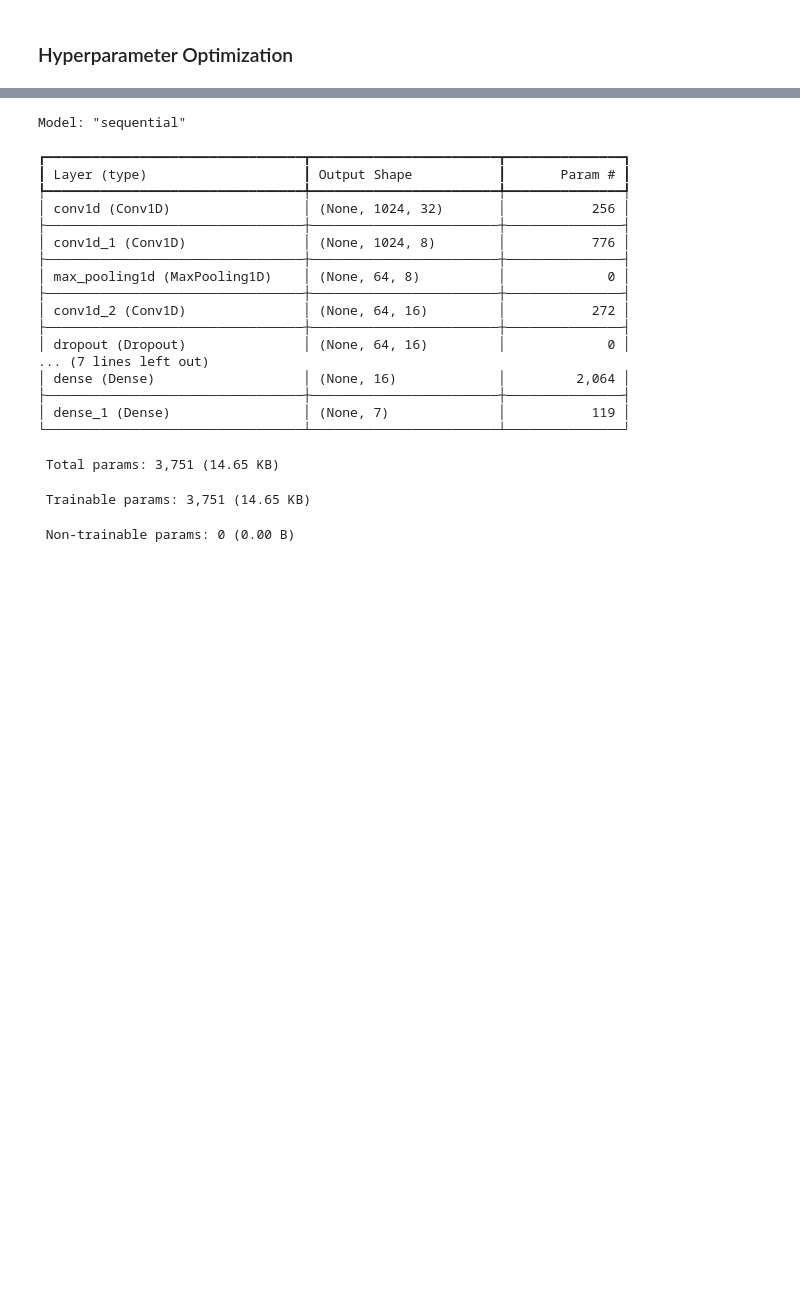
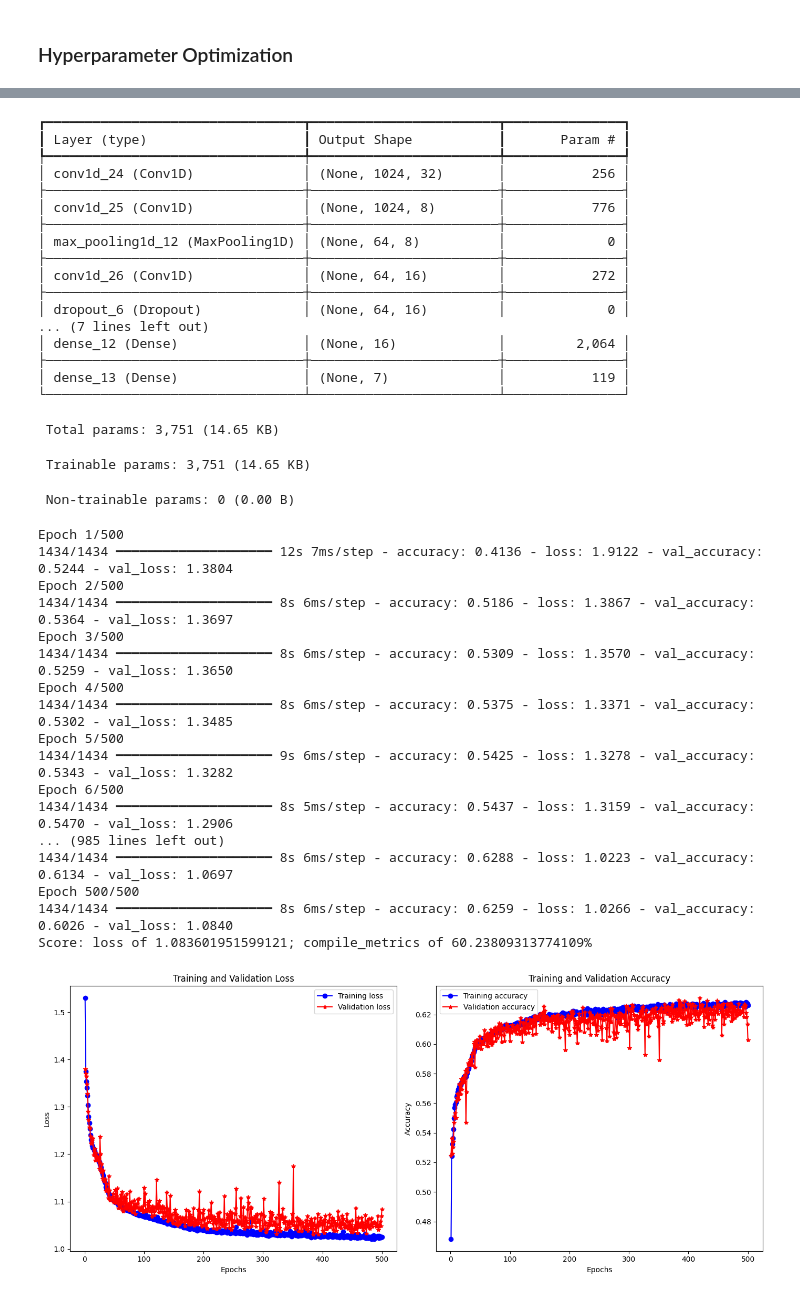
Before and after one commit to berenidur/grupo03_RPatrones_2024_I, a Jupyter notebook: Proyecto de curso/Código/avance3.ipynb, the cells around one changed output, grey strips where cells are left out. Saved outputs shown, nothing was run; the diff lists cells and outputs as text; code cells hidden in the pictures; blank space fills up the shorter version.

```diff
--- a/Proyecto de curso/Código/avance3.ipynb
+++ b/Proyecto de curso/Código/avance3.ipynb
@@ -331,4 +311,11 @@ model.compile(optimizer='adam',
               metrics=['accuracy'])
 
 model.summary()
+
+history = model.fit(x_train1, y_train1,batch_size=75,epochs=500, validation_split=0.2)
+
+scores = model.evaluate(x_test1,y_test1, verbose=0)
+print(f'Score: {model.metrics_names[0]} of {scores[0]}; {model.metrics_names[1]} of {scores[1]*100}%')
+
+plotaccloss(history)
 # %% [output]
@@ -349,21 +323,38 @@ Your kernel may have been built without NUMA support.
-Model: "sequential"
+┏━━━━━━━━━━━━━━━━━━━━━━━━━━━━━━━━━┳━━━━━━━━━━━━━━━━━━━━━━━━┳━━━━━━━━━━━━━━━┓
+┃ Layer (type)                    ┃ Output Shape           ┃       Param # ┃
+┡━━━━━━━━━━━━━━━━━━━━━━━━━━━━━━━━━╇━━━━━━━━━━━━━━━━━━━━━━━━╇━━━━━━━━━━━━━━━┩
+│ conv1d_24 (Conv1D)              │ (None, 1024, 32)       │           256 │
+├─────────────────────────────────┼────────────────────────┼───────────────┤
+│ conv1d_25 (Conv1D)              │ (None, 1024, 8)        │           776 │
+├─────────────────────────────────┼────────────────────────┼───────────────┤
+│ max_pooling1d_12 (MaxPooling1D) │ (None, 64, 8)          │             0 │
+├─────────────────────────────────┼────────────────────────┼───────────────┤
+│ conv1d_26 (Conv1D)              │ (None, 64, 16)         │           272 │
+├─────────────────────────────────┼────────────────────────┼───────────────┤
+│ dropout_6 (Dropout)             │ (None, 64, 16)         │             0 │
+... (7 lines left out)
+│ dense_12 (Dense)                │ (None, 16)             │         2,064 │
+├─────────────────────────────────┼────────────────────────┼───────────────┤
+│ dense_13 (Dense)                │ (None, 7)              │           119 │
+└─────────────────────────────────┴────────────────────────┴───────────────┘
-┏━━━━━━━━━━━━━━━━━━━━━━━━━━━━━━━━━┳━━━━━━━━━━━━━━━━━━━━━━━━┳━━━━━━━━━━━━━━━┓
-┃ Layer (type)                    ┃ Output Shape           ┃       Param # ┃
-┡━━━━━━━━━━━━━━━━━━━━━━━━━━━━━━━━━╇━━━━━━━━━━━━━━━━━━━━━━━━╇━━━━━━━━━━━━━━━┩
-│ conv1d (Conv1D)                 │ (None, 1024, 32)       │           256 │
-├─────────────────────────────────┼────────────────────────┼───────────────┤
-│ conv1d_1 (Conv1D)               │ (None, 1024, 8)        │           776 │
-├─────────────────────────────────┼────────────────────────┼───────────────┤
-│ max_pooling1d (MaxPooling1D)    │ (None, 64, 8)          │             0 │
-├─────────────────────────────────┼────────────────────────┼───────────────┤
-│ conv1d_2 (Conv1D)               │ (None, 64, 16)         │           272 │
-├─────────────────────────────────┼────────────────────────┼───────────────┤
-│ dropout (Dropout)               │ (None, 64, 16)         │             0 │
-... (7 lines left out)
-│ dense (Dense)                   │ (None, 16)             │         2,064 │
-├─────────────────────────────────┼────────────────────────┼───────────────┤
-│ dense_1 (Dense)                 │ (None, 7)              │           119 │
-└─────────────────────────────────┴────────────────────────┴───────────────┘
+ Total params: 3,751 (14.65 KB)
- Total params: 3,751 (14.65 KB)
+ Trainable params: 3,751 (14.65 KB)
- Trainable params: 3,751 (14.65 KB)
+ Non-trainable params: 0 (0.00 B)
- Non-trainable params: 0 (0.00 B)
+Epoch 1/500
+1434/1434 ━━━━━━━━━━━━━━━━━━━━ 12s 7ms/step - accuracy: 0.4136 - loss: 1.9122 - val_accuracy: 0.5244 - val_loss: 1.3804
+Epoch 2/500
+1434/1434 ━━━━━━━━━━━━━━━━━━━━ 8s 6ms/step - accuracy: 0.5186 - loss: 1.3867 - val_accuracy: 0.5364 - val_loss: 1.3697
+Epoch 3/500
+1434/1434 ━━━━━━━━━━━━━━━━━━━━ 8s 6ms/step - accuracy: 0.5309 - loss: 1.3570 - val_accuracy: 0.5259 - val_loss: 1.3650
+Epoch 4/500
+1434/1434 ━━━━━━━━━━━━━━━━━━━━ 8s 6ms/step - accuracy: 0.5375 - loss: 1.3371 - val_accuracy: 0.5302 - val_loss: 1.3485
+Epoch 5/500
+1434/1434 ━━━━━━━━━━━━━━━━━━━━ 9s 6ms/step - accuracy: 0.5425 - loss: 1.3278 - val_accuracy: 0.5343 - val_loss: 1.3282
+Epoch 6/500
+1434/1434 ━━━━━━━━━━━━━━━━━━━━ 8s 5ms/step - accuracy: 0.5437 - loss: 1.3159 - val_accuracy: 0.5470 - val_loss: 1.2906
+... (985 lines left out)
+1434/1434 ━━━━━━━━━━━━━━━━━━━━ 8s 6ms/step - accuracy: 0.6288 - loss: 1.0223 - val_accuracy: 0.6134 - val_loss: 1.0697
+Epoch 500/500
+1434/1434 ━━━━━━━━━━━━━━━━━━━━ 8s 6ms/step - accuracy: 0.6259 - loss: 1.0266 - val_accuracy: 0.6026 - val_loss: 1.0840
+Score: loss of 1.083601951599121; compile_metrics of 60.23809313774109%
+[figure, added]
```
Also changed, not shown: parts of 11 cells of this notebook.
